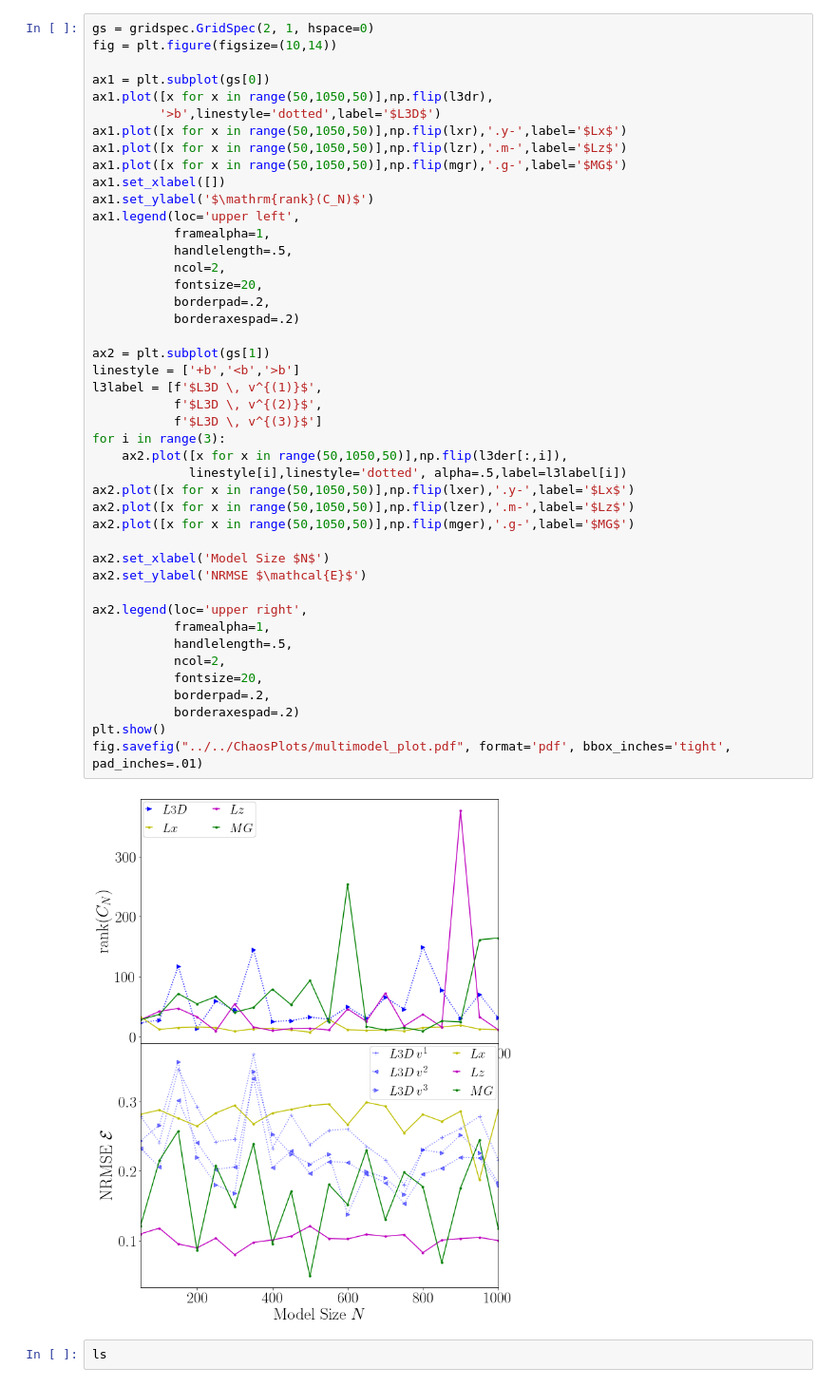
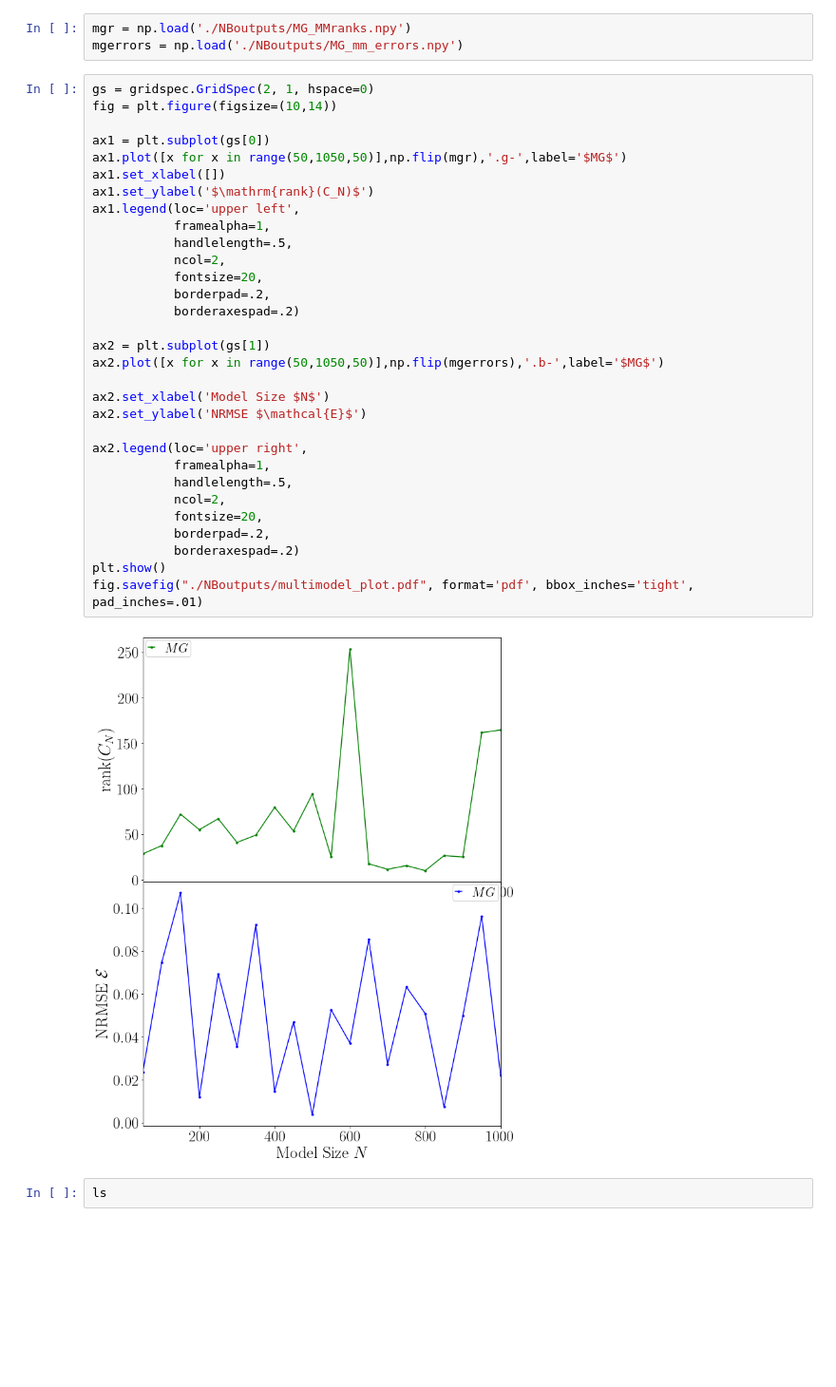
Before and after one commit to BrianWhiteaker/ChaosESN, a Jupyter notebook: PlotNBs/multimodel2.ipynb, the cells around one changed output. Shown: that part at 95% size. Cells and saved outputs as stored; diff of their text form; blank space fills up the shorter version.

Commit message:
just MG ranks and error plotted

```diff
--- a/PlotNBs/multimodel2.ipynb
+++ b/PlotNBs/multimodel2.ipynb
@@ -117,49 +129,39 @@ fig.savefig("./NBoutputs/new_multimodel_error.pdf", format='pdf', bbox_inches='t
+# %%
+mgr = np.load('./NBoutputs/MG_MMranks.npy')
+mgerrors = np.load('./NBoutputs/MG_mm_errors.npy')
 # %%
 gs = gridspec.GridSpec(2, 1, hspace=0)
 fig = plt.figure(figsize=(10,14))
 
 ax1 = plt.subplot(gs[0])
-ax1.plot([x for x in range(50,1050,50)],np.flip(l3dr),
-         '>b',linestyle='dotted',label='$L3D$')
-ax1.plot([x for x in range(50,1050,50)],np.flip(lxr),'.y-',label='$Lx$')
-ax1.plot([x for x in range(50,1050,50)],np.flip(lzr),'.m-',label='$Lz$')
 ax1.plot([x for x in range(50,1050,50)],np.flip(mgr),'.g-',label='$MG$')
 ax1.set_xlabel([])
 ax1.set_ylabel('$\mathrm{rank}(C_N)$')
 ax1.legend(loc='upper left',
            framealpha=1,
            handlelength=.5,
            ncol=2,
            fontsize=20,
            borderpad=.2,
            borderaxespad=.2)
 
 ax2 = plt.subplot(gs[1])
-linestyle = ['+b','<b','>b']
-l3label = [f'$L3D \, v^{(1)}$',
-           f'$L3D \, v^{(2)}$',
-           f'$L3D \, v^{(3)}$']
-for i in range(3):
-    ax2.plot([x for x in range(50,1050,50)],np.flip(l3der[:,i]),
-             linestyle[i],linestyle='dotted', alpha=.5,label=l3label[i])
-ax2.plot([x for x in range(50,1050,50)],np.flip(lxer),'.y-',label='$Lx$')
-ax2.plot([x for x in range(50,1050,50)],np.flip(lzer),'.m-',label='$Lz$')
-ax2.plot([x for x in range(50,1050,50)],np.flip(mger),'.g-',label='$MG$')
+ax2.plot([x for x in range(50,1050,50)],np.flip(mgerrors),'.b-',label='$MG$')
 
 ax2.set_xlabel('Model Size $N$')
 ax2.set_ylabel('NRMSE $\mathcal{E}$')
 
 ax2.legend(loc='upper right',
            framealpha=1,
            handlelength=.5,
            ncol=2,
            fontsize=20,
            borderpad=.2,
            borderaxespad=.2)
 plt.show()
-fig.savefig("../../ChaosPlots/multimodel_plot.pdf", format='pdf', bbox_inches='tight', pad_inches=.01)
+fig.savefig("./NBoutputs/multimodel_plot.pdf", format='pdf', bbox_inches='tight', pad_inches=.01)
 # %% [output]
-[figure, old version]
+[figure, new version]
 # %%
 ls
 # %% [output]
```
Also changed, not shown: parts of 11 cells of this notebook, 1 other file.
